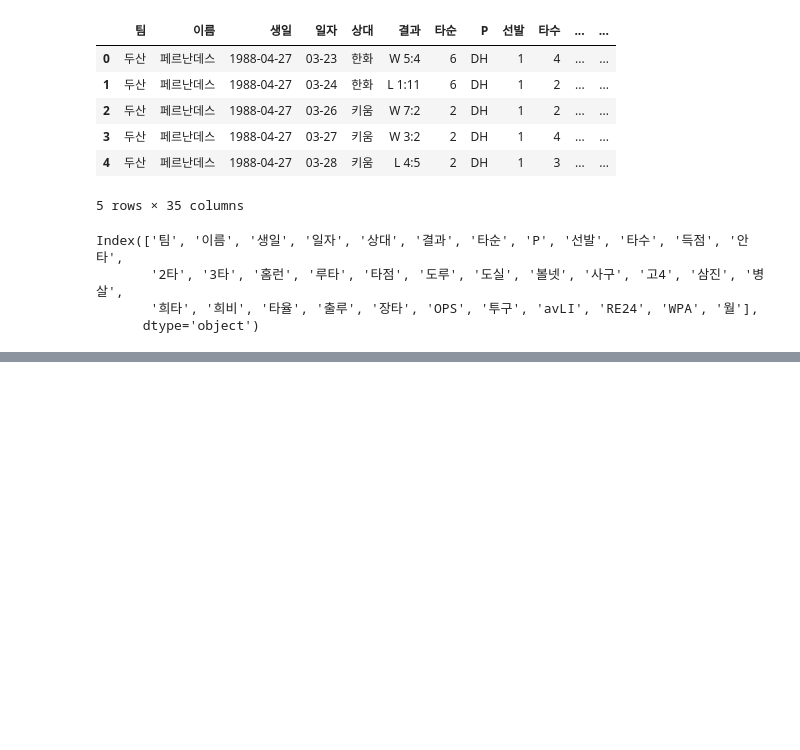
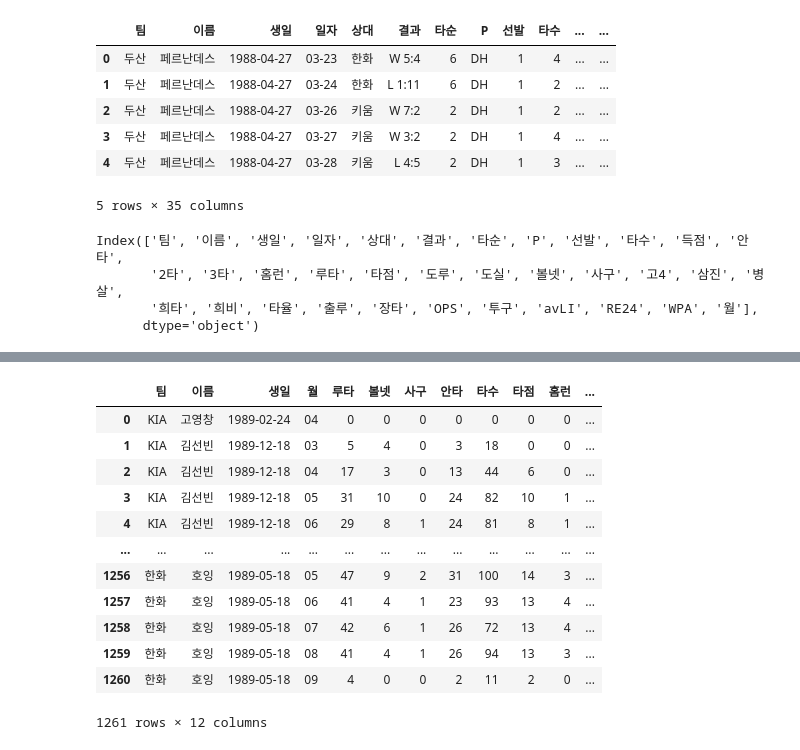
Before and after one commit to psuny1116/Project_by_lecture, a Jupyter notebook: Baseball analysis.ipynb, the cells around one changed output, grey strips where cells are left out. Drawn from its saved outputs; the diff is of its cells as text; code cells hidden in the pictures; blank space fills up the shorter version.

```diff
--- a/Baseball analysis.ipynb
+++ b/Baseball analysis.ipynb
@@ -276,0 +309,19 @@ columns_select = []
+# %%
+# 현재 인덱스로 정리된 팀, 이름, 생일, 월을 다시 칼럼으로 변경(인덱스로 있을 경우 나중에 선택하기가 어려움)
+
+data_player_month = data_player_month.reset_index()
+data_player_month
+# %% [output]
+|  | 팀 | 이름 | 생일 | 월 | 루타 | 볼넷 | 사구 | 안타 | 타수 | 타점 | 홈런 | ... |
+| 0 | KIA | 고영창 | 1989-02-24 | 04 | 0 | 0 | 0 | 0 | 0 | 0 | 0 | ... |
+| 1 | KIA | 김선빈 | 1989-12-18 | 03 | 5 | 4 | 0 | 3 | 18 | 0 | 0 | ... |
+| 2 | KIA | 김선빈 | 1989-12-18 | 04 | 17 | 3 | 0 | 13 | 44 | 6 | 0 | ... |
+| 3 | KIA | 김선빈 | 1989-12-18 | 05 | 31 | 10 | 0 | 24 | 82 | 10 | 1 | ... |
+| 4 | KIA | 김선빈 | 1989-12-18 | 06 | 29 | 8 | 1 | 24 | 81 | 8 | 1 | ... |
+| ... | ... | ... | ... | ... | ... | ... | ... | ... | ... | ... | ... | ... |
+| 1256 | 한화 | 호잉 | 1989-05-18 | 05 | 47 | 9 | 2 | 31 | 100 | 14 | 3 | ... |
+| 1257 | 한화 | 호잉 | 1989-05-18 | 06 | 41 | 4 | 1 | 23 | 93 | 13 | 4 | ... |
+| 1258 | 한화 | 호잉 | 1989-05-18 | 07 | 42 | 6 | 1 | 26 | 72 | 13 | 4 | ... |
+| 1259 | 한화 | 호잉 | 1989-05-18 | 08 | 41 | 4 | 1 | 26 | 94 | 13 | 3 | ... |
+| 1260 | 한화 | 호잉 | 1989-05-18 | 09 | 4 | 0 | 0 | 2 | 11 | 2 | 0 | ... |
+1261 rows × 12 columns
```
Also changed, not shown: parts of 17 cells of this notebook.
